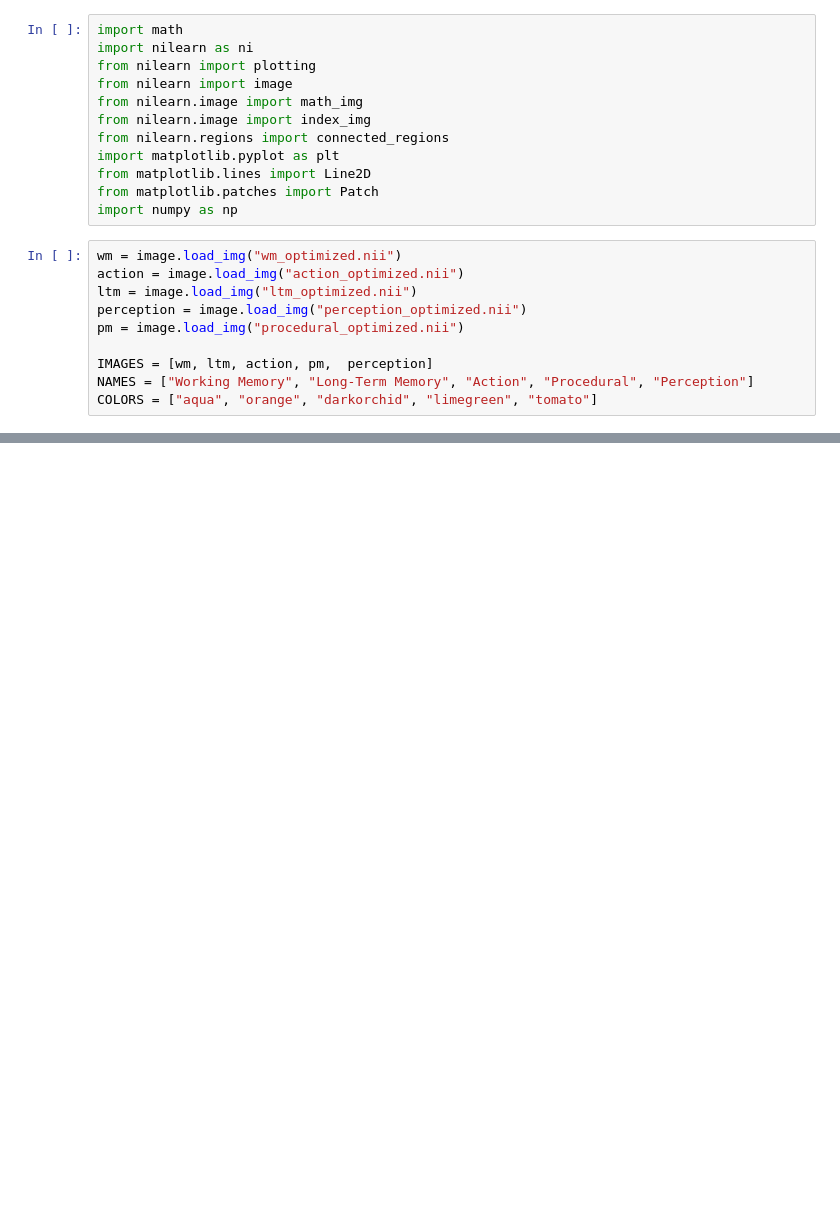
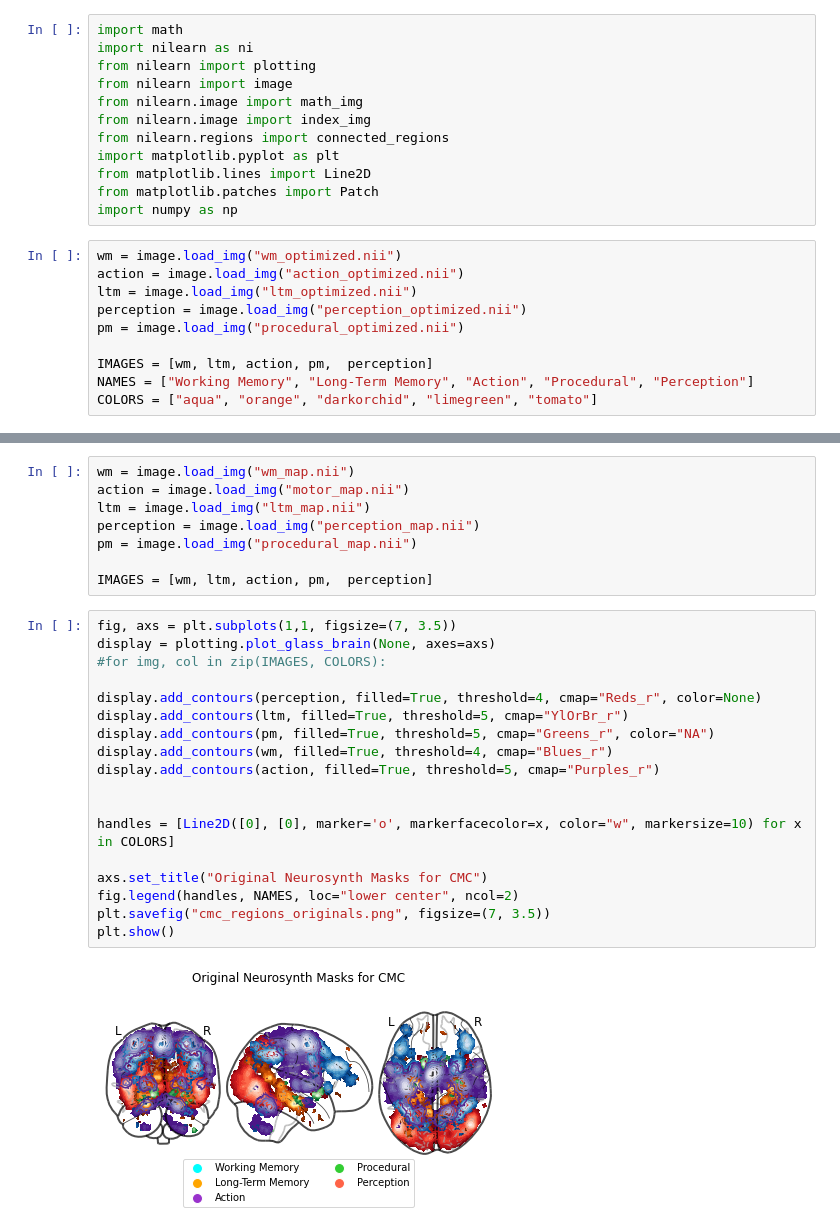
Before and after one commit to UWCCDL/CMC-DCM, a Jupyter notebook: rsfMRI/rois/nice_visualizations.ipynb, the cells around one changed output, grey strips where cells are left out. Saved outputs shown, nothing was run; the diff lists cells and outputs as text; blank space fills up the shorter version.

Commit message:
Add visualization of resting state ROI maps from neurosynth

```diff
--- a/rsfMRI/rois/nice_visualizations.ipynb
+++ b/rsfMRI/rois/nice_visualizations.ipynb
@@ -36,0 +37,28 @@ plt.show()
+# %%
+wm = image.load_img("wm_map.nii")
+action = image.load_img("motor_map.nii")
+ltm = image.load_img("ltm_map.nii")
+perception = image.load_img("perception_map.nii")
+pm = image.load_img("procedural_map.nii")
+
+IMAGES = [wm, ltm, action, pm,  perception]
+# %%
+fig, axs = plt.subplots(1,1, figsize=(7, 3.5))
+display = plotting.plot_glass_brain(None, axes=axs)
+#for img, col in zip(IMAGES, COLORS):
+
+display.add_contours(perception, filled=True, threshold=4, cmap="Reds_r", color=None)
+display.add_contours(ltm, filled=True, threshold=5, cmap="YlOrBr_r")
+display.add_contours(pm, filled=True, threshold=5, cmap="Greens_r", color="NA")
+display.add_contours(wm, filled=True, threshold=4, cmap="Blues_r")
+display.add_contours(action, filled=True, threshold=5, cmap="Purples_r")
+
+
+handles = [Line2D([0], [0], marker='o', markerfacecolor=x, color="w", markersize=10) for x in COLORS]
+
+axs.set_title("Original Neurosynth Masks for CMC")
+fig.legend(handles, NAMES, loc="lower center", ncol=2)
+plt.savefig("cmc_regions_originals.png", figsize=(7, 3.5))
+plt.show()
+# %% [output]
+[figure, added]
```
Also changed, not shown: parts of 1 cell of this notebook, 3 other files.
